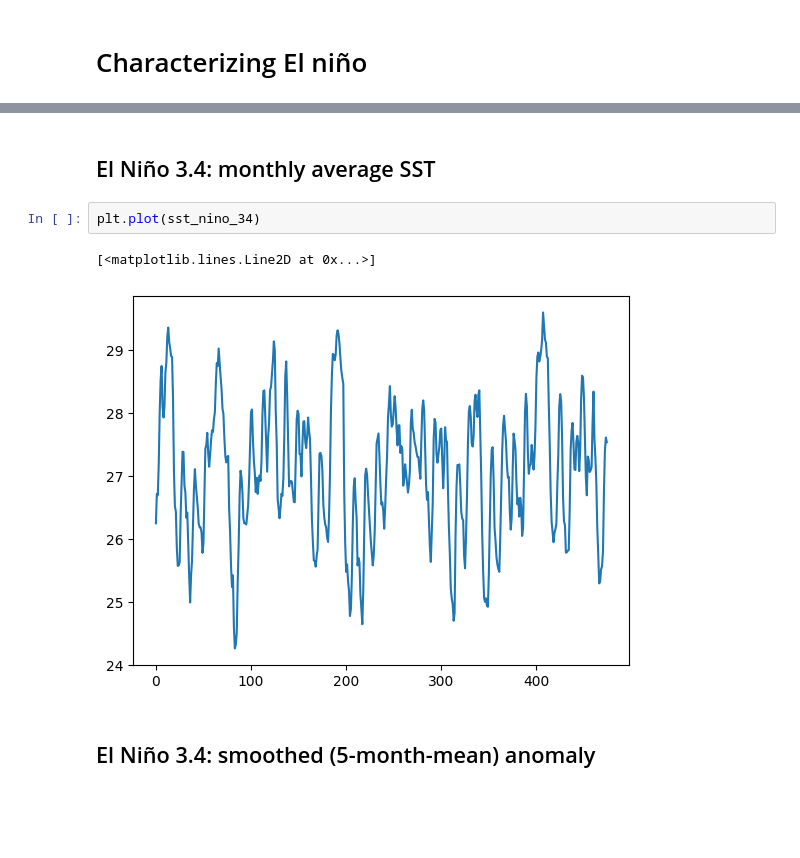
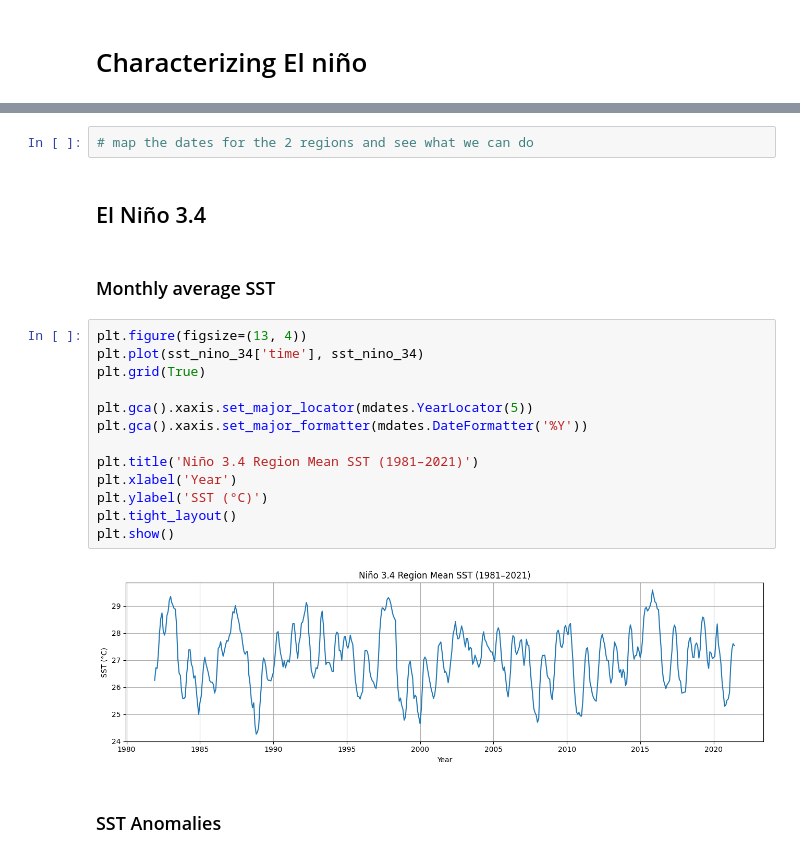
Before and after one commit to marianaolm/ML-climate, a Jupyter notebook: project_elnino.ipynb, the cells around one changed output, grey strips where cells are left out. Cells and saved outputs as stored; diff of their text form; blank space fills up the shorter version.

Commit message:
anomalies study

```diff
--- a/project_elnino.ipynb
+++ b/project_elnino.ipynb
@@ -131,9 +225,23 @@ sst_nino_4   = sst.sel(**nino_4).mean(dim=["lat", "lon"])
+# %%
+# map the dates for the 2 regions and see what we can do
 # %% [markdown]
-## El Niño 3.4: monthly average SST
+## El Niño 3.4
+# %% [markdown]
+### Monthly average SST
 # %%
-plt.plot(sst_nino_34)
+plt.figure(figsize=(13, 4))
+plt.plot(sst_nino_34['time'], sst_nino_34)
+plt.grid(True)
+
+plt.gca().xaxis.set_major_locator(mdates.YearLocator(5))
+plt.gca().xaxis.set_major_formatter(mdates.DateFormatter('%Y'))
+
+plt.title('Niño 3.4 Region Mean SST (1981–2021)')
+plt.xlabel('Year')
+plt.ylabel('SST (°C)')
+plt.tight_layout()
+plt.show()
 # %% [output]
-[<matplotlib.lines.Line2D at 0x...>]
-[figure, old version]
+[figure, new version]
-# %% [markdown]
-## El Niño 3.4: smoothed (5-month-mean) anomaly
+# %% [markdown]
+### SST Anomalies
```
Also changed, not shown: parts of 18 cells of this notebook.
